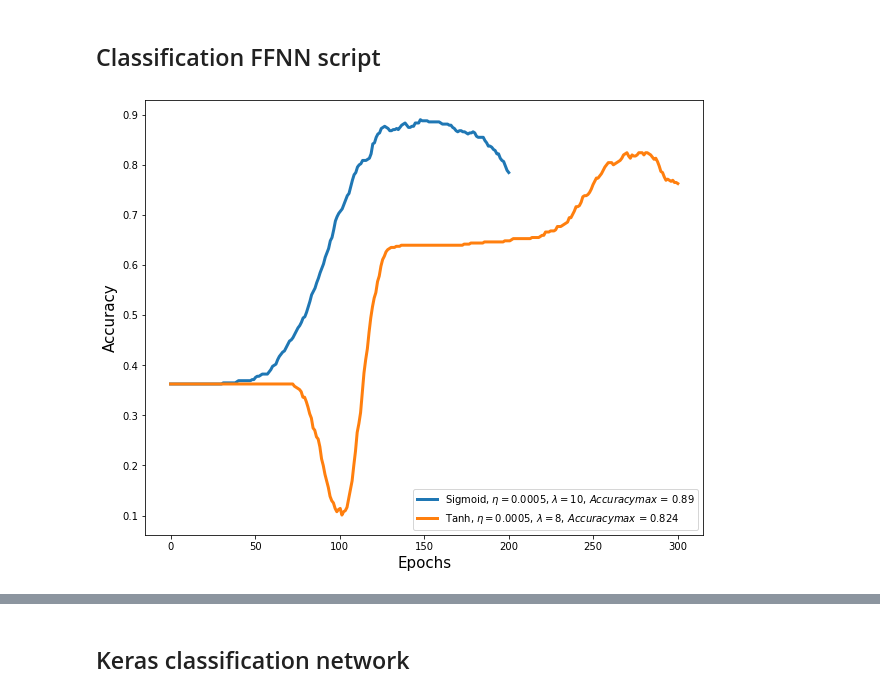
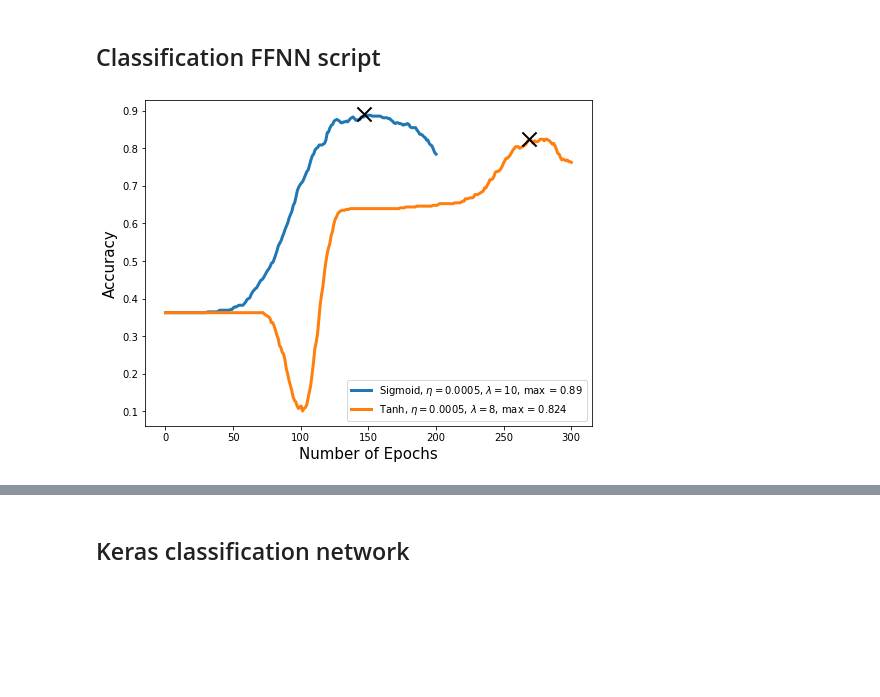
Before and after one commit to lassetotl/fys-stk, a Jupyter notebook: project 2/ClassificationNetwork_D.ipynb, the cells around one changed output, grey strips where cells are left out. Saved outputs shown, nothing was run; the diff lists cells and outputs as text; code cells hidden in the pictures; blank space fills up the shorter version.

```diff
--- a/project 2/ClassificationNetwork_D.ipynb
+++ b/project 2/ClassificationNetwork_D.ipynb
@@ -208,10 +116,20 @@ def FFNN(X, Y, activation, epochs = 300, eta = 0.3, lmbd = 0.01):
 # %%
-plt.figure(figsize = (10, 8))
-plt.xlabel('Epochs', fontsize = 15)
+plt.figure(figsize = (8, 6))
+plt.xlabel('Number of Epochs', fontsize = 15)
 plt.ylabel('Accuracy', fontsize = 15)
-e1, m1, p1 = FFNN(X_train, y_train, 'Sigmoid', epochs = 200, lmbd = 10, eta = 0.0005)
-e1, m1, p1 = FFNN(X_train, y_train, 'Tanh', epochs = 300, lmbd = 8, eta = 0.0005)
-plt.legend(); plt.show()
+
+cnn1 = FFNN_Classification(X_train, y_train, activation = 'Sigmoid', eta = 0.0005, lmbd = 10, epochs = 200)
+e1, a1, p1, c1 = cnn1.train()
+cnn2 = FFNN_Classification(X_train, y_train, activation = 'Tanh', eta = 0.0005, lmbd = 8, epochs = 300)
+e2, a2, p2, c2 = cnn2.train()
+
+# plot maxima
+indx1 = np.argmax(a1)
+plt.scatter(indx1, a1[indx1], c = 'k', s = 200, zorder = 2, marker = 'x', lw = 2)
+indx2 = np.argmax(a2)
+plt.scatter(indx2, a2[indx2], c = 'k', s = 200, zorder = 2, marker = 'x', lw = 2)
+plt.legend()#; plt.savefig('CancerAcc')
+plt.show()
 # %% [output]
-[figure, old version]
+[figure, new version]
 # %%
```
Also changed, not shown: parts of 21 cells of this notebook.
